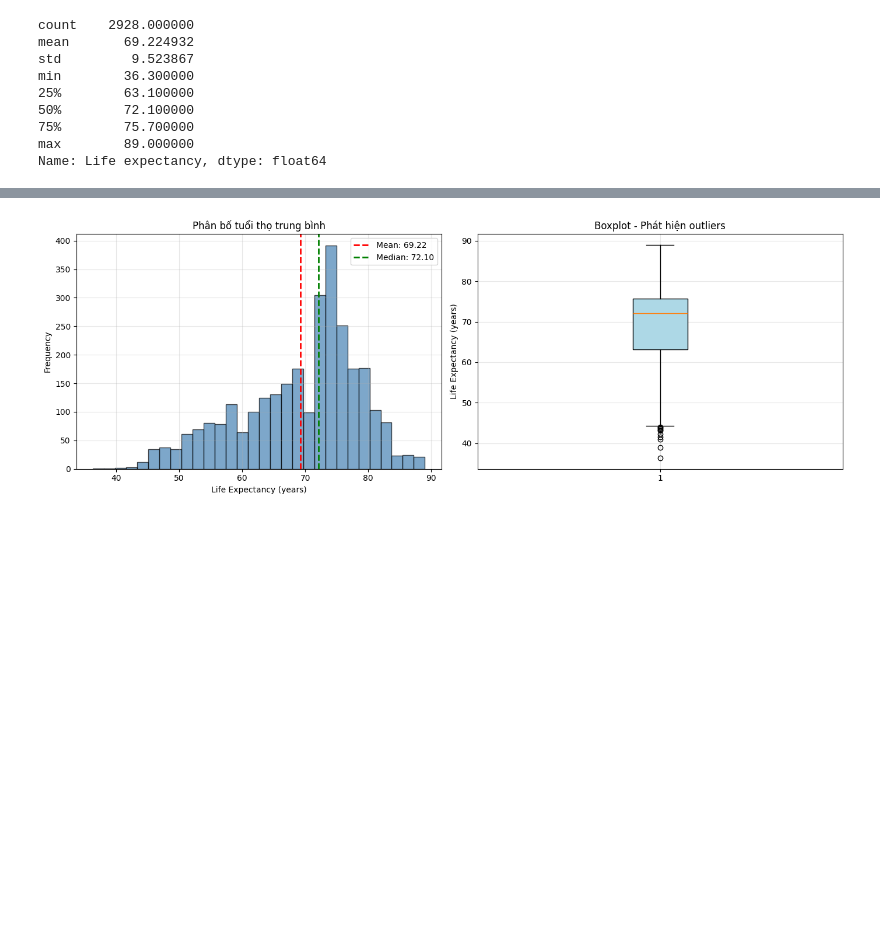
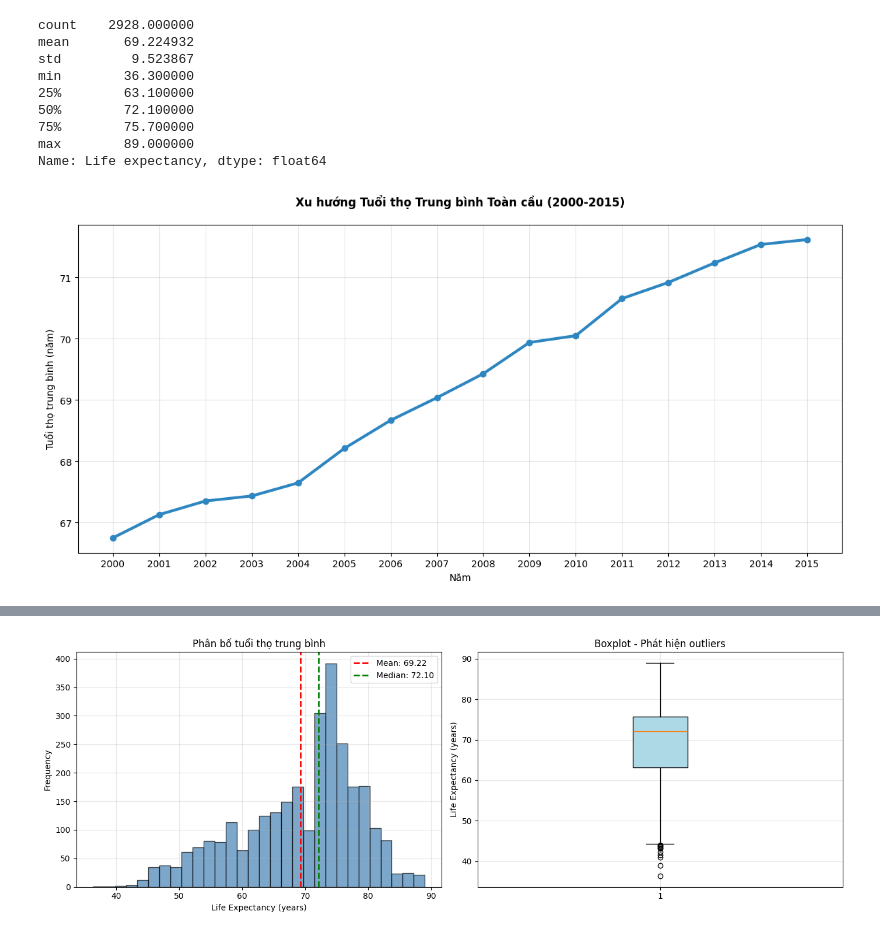
Before and after one commit to dinhtienn/life-expectancy-prediction, a Jupyter notebook: src/source.ipynb, the cells around one changed output, grey strips where cells are left out. Drawn from its saved outputs; the diff is of its cells as text; code cells hidden in the pictures; blank space fills up the shorter version.

```diff
--- a/src/source.ipynb
+++ b/src/source.ipynb
@@ -107,3 +107,17 @@ min        36.300000
 75%        75.700000
 max        89.000000
 Name: Life expectancy, dtype: float64
+# %%
+plt.figure(figsize=(12, 6))
+yearly_life = df.groupby('Year')['Life expectancy'].mean()
+plt.plot(yearly_life.index, yearly_life.values, marker='o', linewidth=3, markersize=6, color='#2E86C1')
+plt.title('Xu hướng Tuổi thọ Trung bình Toàn cầu (2000-2015)', pad=20, fontweight='bold')
+plt.xlabel('Năm')
+plt.ylabel('Tuổi thọ trung bình (năm)')
+plt.grid(True, alpha=0.3)
+plt.xticks(range(2000, 2016))
+plt.tight_layout()
+plt.savefig('../results/figures/global_life_expectancy_trend.png', dpi=300, bbox_inches='tight', facecolor='white')
+plt.show()
+# %% [output]
+[figure, added]
```
Also changed, not shown: parts of 53 cells of this notebook, 7 other files.
